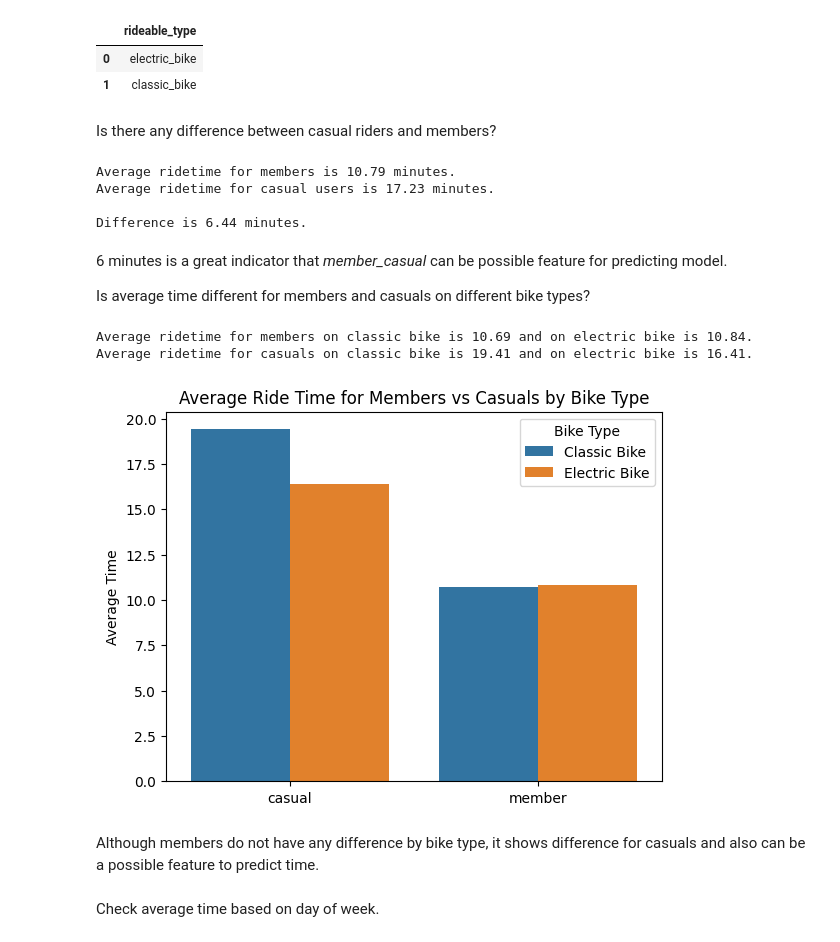
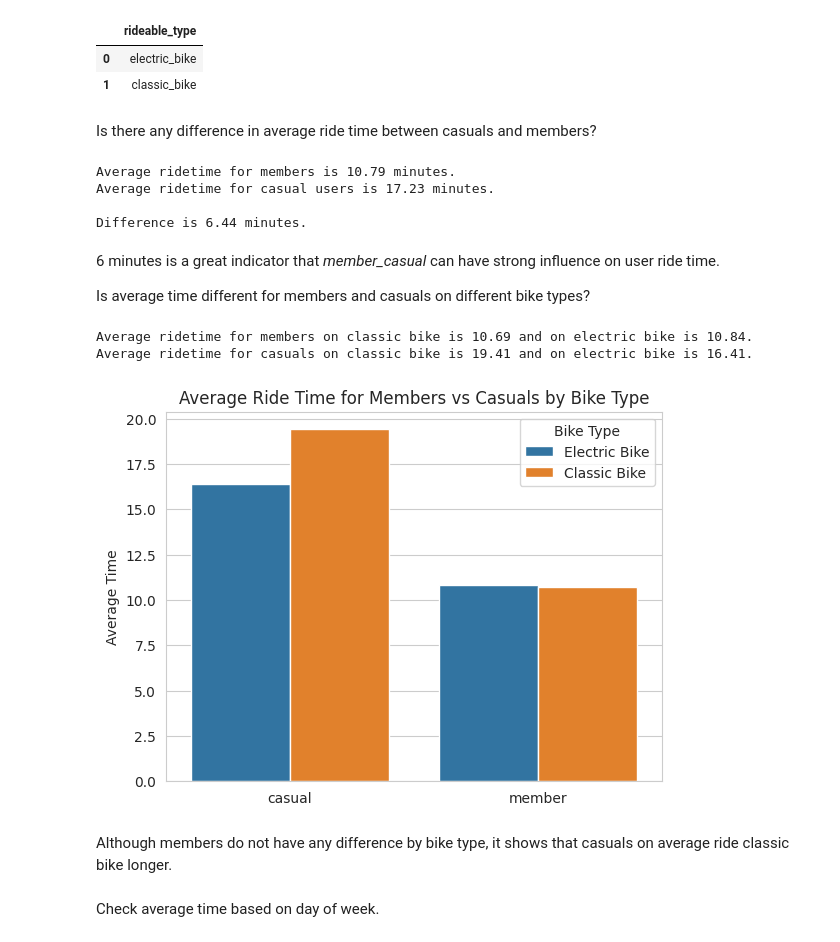
Before and after one commit to olshevskaa/citibike-nyc, a Jupyter notebook: notebooks/citibike.ipynb, the cells around one changed output. Drawn from its saved outputs; the diff is of its cells as text; code cells hidden in the pictures.

```diff
--- a/notebooks/citibike.ipynb
+++ b/notebooks/citibike.ipynb
@@ -34,3 +43,5 @@ from sklearn.model_selection import train_test_split
+# %%
+sns.set_style("whitegrid")
 # %%
 load_dotenv()
 # %% [output]
@@ -721,7 +742,7 @@ df
 | 0 | electric_bike |
 | 1 | classic_bike |
 # %% [markdown]
-Is there any difference between casual riders and members?
+Is there any difference in average ride time between casuals and members?
 # %%
 query = f"""
     SELECT member_casual, AVG(ride_time) AS avg_time
@@ -744,7 +765,7 @@ Average ridetime for casual users is 17.23 minutes.
 
 Difference is 6.44 minutes.
 # %% [markdown]
-6 minutes is a great indicator that *member_casual* can be possible feature for predicting model.
+6 minutes is a great indicator that *member_casual* can have strong influence on user ride time.
 
 Is average time different for members and casuals on different bike types?
 # %%
@@ -770,25 +791,25 @@ Average ridetime for casuals on classic bike is 19.41 and on electric bike is 16
 # %%
 query = f"""
     SELECT member_casual, rideable_type, AVG(ride_time) AS avg_time
     FROM {cleaned_table_ref}
     GROUP BY member_casual, rideable_type
 """
 
 df = client.query(query).to_dataframe()
 
 ax = sns.barplot(data=df, x='member_casual', y='avg_time', hue='rideable_type')
 
 handles, _ = ax.get_legend_handles_labels()
 
 plt.title('Average Ride Time for Members vs Casuals by Bike Type')
 plt.xlabel('')
 plt.ylabel('Average Time')
-plt.legend(title='Bike Type', handles=handles, labels=['Classic Bike', 'Electric Bike'])
+plt.legend(title='Bike Type', handles=handles, labels=['Electric Bike', 'Classic Bike'])
 plt.show()
 # %% [output]
-[figure, old version]
+[figure, new version]
 # %% [markdown]
-Although members do not have any difference by bike type, it shows difference for casuals and also can be a possible feature to predict time.
+Although members do not have any difference by bike type, it shows that casuals on average ride classic bike longer.
 # %% [markdown]
 Check average time based on day of week.
 # %%
```
Also changed, not shown: parts of 94 cells of this notebook.
